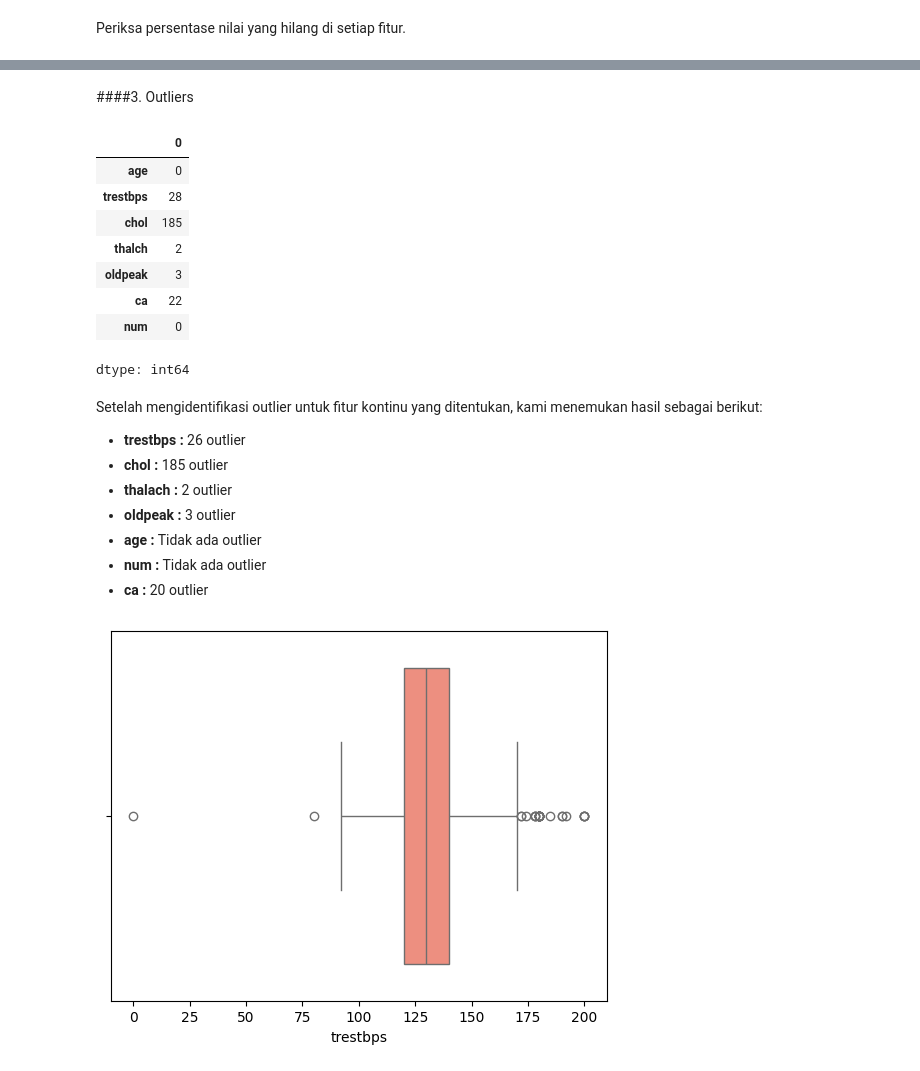
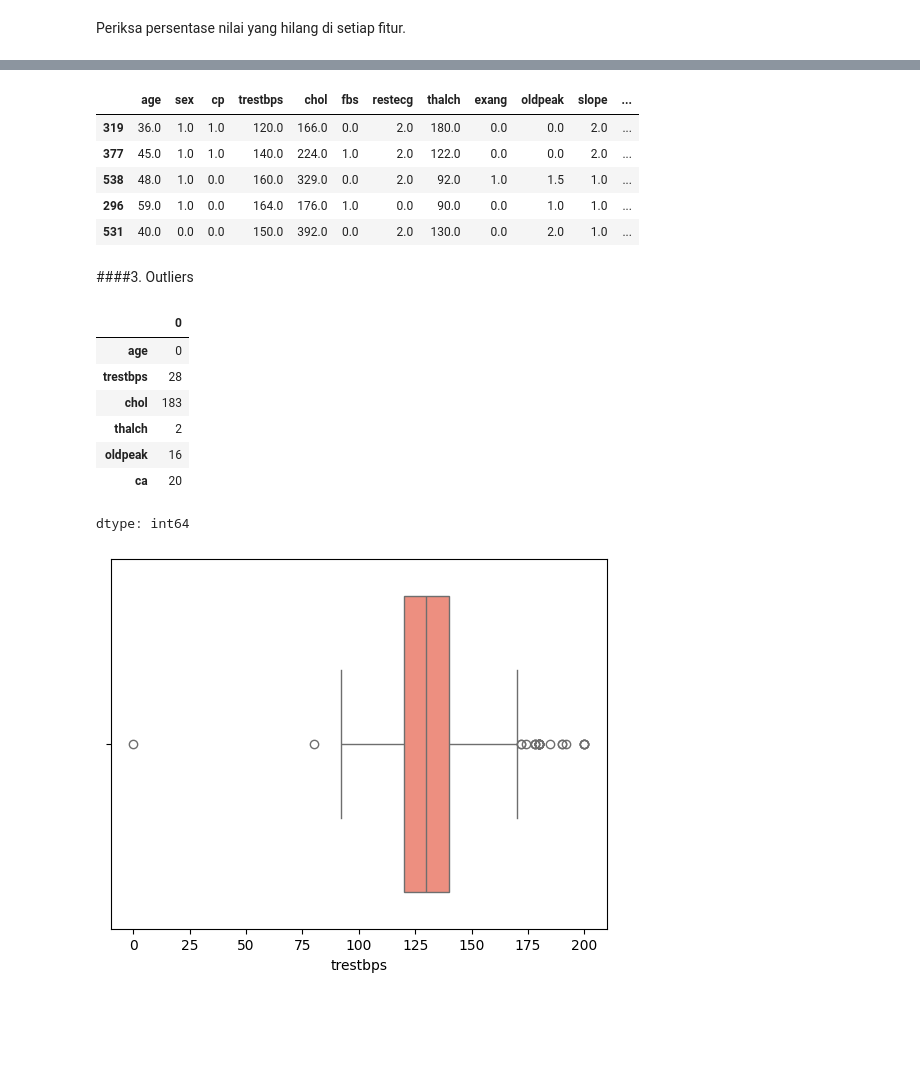
Before and after one commit to Rizki-Kidut/Eksperimen_SML_Rizki-Hidayat, a Jupyter notebook: Pre-processing/Eksperimen_SML_Rizki_Hidayat.ipynb, the cells around one changed output, grey strips where cells are left out. Drawn from its saved outputs; the diff is of its cells as text; code cells hidden in the pictures; blank space fills up the shorter version.

```diff
--- a/Pre-processing/Eksperimen_SML_Rizki_Hidayat.ipynb
+++ b/Pre-processing/Eksperimen_SML_Rizki_Hidayat.ipynb
@@ -533,0 +533,4 @@ p-value for slope: 6.10061701015126e-19
+# %%
+target_col = 'num'
+numeric_cols = ['age', 'trestbps', 'chol', 'thalch', 'oldpeak', 'ca']
+categorical_cols = ['sex', 'cp', 'fbs', 'restecg', 'exang', 'slope', 'thal']
@@ -601,4 +628,0 @@ Numerical Columns: ['age', 'trestbps', 'chol', 'thalch', 'oldpeak', 'ca', 'num']
-# %%
-categorical_cols = ['thal', 'ca', 'slope', 'exang', 'restecg','fbs', 'cp', 'sex', 'num']
-bool_cols = ['fbs', 'exang']
-numeric_cols = ['oldpeak', 'thalch', 'chol', 'trestbps', 'age']
@@ -736,16 +628,0 @@ def impute_continuous_missing_data(passed_col):
-# %%
-# remove warning
-import warnings
-warnings.filterwarnings('ignore')
-
-# impute missing values using our functions
-for col in missing_data_cols:
-    print("Missing Values", col, ":", str(round((heart_data[col].isnull().sum() / len(heart_data)) * 100, 2))+"%")
-    if col in categorical_cols:
-        if col == '66.4':
-            col = 'chol'
-        heart_data[col] = impute_categorical_missing_data(col)
-    elif col in numeric_cols:
-        heart_data[col] = impute_continuous_missing_data(col)
-    else:
-        pass
@@ -892,32 +700,30 @@ dtype: int64
+# %%
+X_test_clean.head()
+# %% [output]
+|  | age | sex | cp | trestbps | chol | fbs | restecg | thalch | exang | oldpeak | slope | ... |
+| 319 | 36.0 | 1.0 | 1.0 | 120.0 | 166.0 | 0.0 | 2.0 | 180.0 | 0.0 | 0.0 | 2.0 | ... |
+| 377 | 45.0 | 1.0 | 1.0 | 140.0 | 224.0 | 1.0 | 2.0 | 122.0 | 0.0 | 0.0 | 2.0 | ... |
+| 538 | 48.0 | 1.0 | 0.0 | 160.0 | 329.0 | 0.0 | 2.0 | 92.0 | 1.0 | 1.5 | 1.0 | ... |
+| 296 | 59.0 | 1.0 | 0.0 | 164.0 | 176.0 | 1.0 | 0.0 | 90.0 | 0.0 | 1.0 | 1.0 | ... |
+| 531 | 40.0 | 0.0 | 0.0 | 150.0 | 392.0 | 0.0 | 2.0 | 130.0 | 0.0 | 2.0 | 1.0 | ... |
 # %% [markdown]
 ####3. Outliers
 # %%
-Q1 = heart_data[num_cols].quantile(0.25)
-Q3 = heart_data[num_cols].quantile(0.75)
+Q1 = heart_data[numeric_cols].quantile(0.25)
+Q3 = heart_data[numeric_cols].quantile(0.75)
 IQR = Q3 - Q1
-outliers_count_specified = ((heart_data[num_cols] < (Q1 - 1.5 * IQR)) | (heart_data[num_cols] > (Q3 + 1.5 * IQR))).sum()
+outliers_count_specified = ((heart_data[numeric_cols] < (Q1 - 1.5 * IQR)) | (heart_data[numeric_cols] > (Q3 + 1.5 * IQR))).sum()
 
 outliers_count_specified
 # %% [output]
 |  | 0 |
 | age | 0 |
 | trestbps | 28 |
-| chol | 185 |
+| chol | 183 |
 | thalch | 2 |
-| oldpeak | 3 |
-| ca | 22 |
-| num | 0 |
+| oldpeak | 16 |
+| ca | 20 |
 dtype: int64
-# %% [markdown]
-Setelah mengidentifikasi outlier untuk fitur kontinu yang ditentukan, kami menemukan hasil sebagai berikut:
-
-* **trestbps :** 26 outlier
-* **chol :** 185 outlier
-* **thalach :** 2 outlier
-* **oldpeak :** 3 outlier
-* **age :** Tidak ada outlier
-* **num :** Tidak ada outlier
-* **ca :** 20 outlier
 # %%
 sns.boxplot(x=heart_data['trestbps'])
 
```
Also changed, not shown: parts of 42 cells of this notebook, 3 other files.
